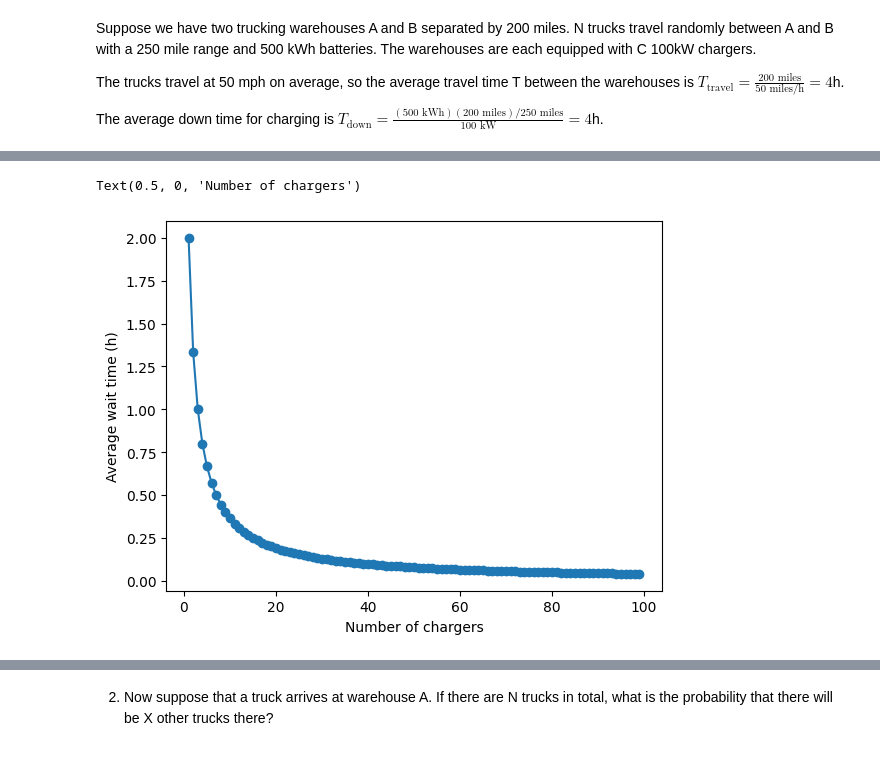
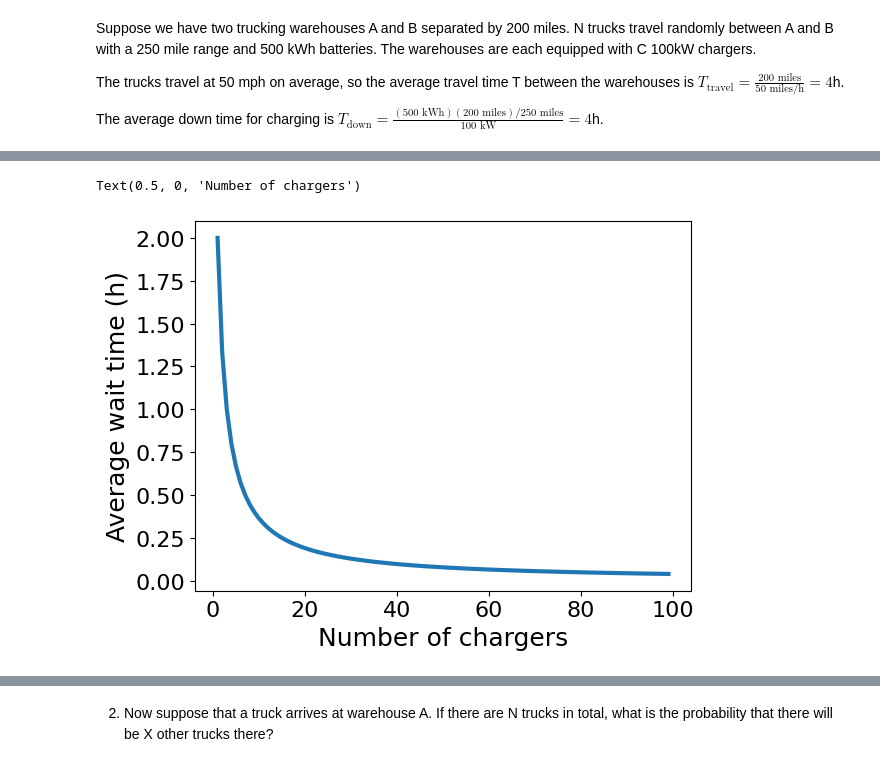
Before and after one commit to danikam/truck_charging, a Jupyter notebook: TruckCharging.ipynb, the cells around one changed output, grey strips where cells are left out. Cells and saved outputs as stored; diff of their text form; code cells hidden in the pictures.

```diff
--- a/TruckCharging.ipynb
+++ b/TruckCharging.ipynb
@@ -19,25 +33,27 @@ which can be evaluated numerically.
 # %%
 from scipy.integrate import quad
 import numpy as np
 
 ts = np.linspace(0, 4, 1000)
 
 average_ts = []
 Cs = np.arange(1,100)
 for C in Cs:
     def P(t):
         return (1-t/4.)**C
     average_t, res = quad(P, 0, 4)
     average_ts.append(average_t)
 
 import matplotlib.pyplot as plt
 
-plt.plot(Cs, average_ts, 'o-')
-plt.ylabel('Average wait time (h)')
-plt.xlabel('Number of chargers')
+plt.plot(Cs, average_ts, '-', linewidth=3)
+plt.yticks(fontsize=16)
+plt.xticks(fontsize=16)
+plt.ylabel('Average wait time (h)', fontsize=18)
+plt.xlabel('Number of chargers', fontsize=18)
 # %% [output]
 Text(0.5, 0, 'Number of chargers')
-[figure, old version]
+[figure, new version]
 # %% [markdown]
 Now suppose there's a queue of Q other trucks waiting to charge. How does the average wait time vary as a function of C and Q?
 
```
Also changed, not shown: parts of 9 cells of this notebook.
